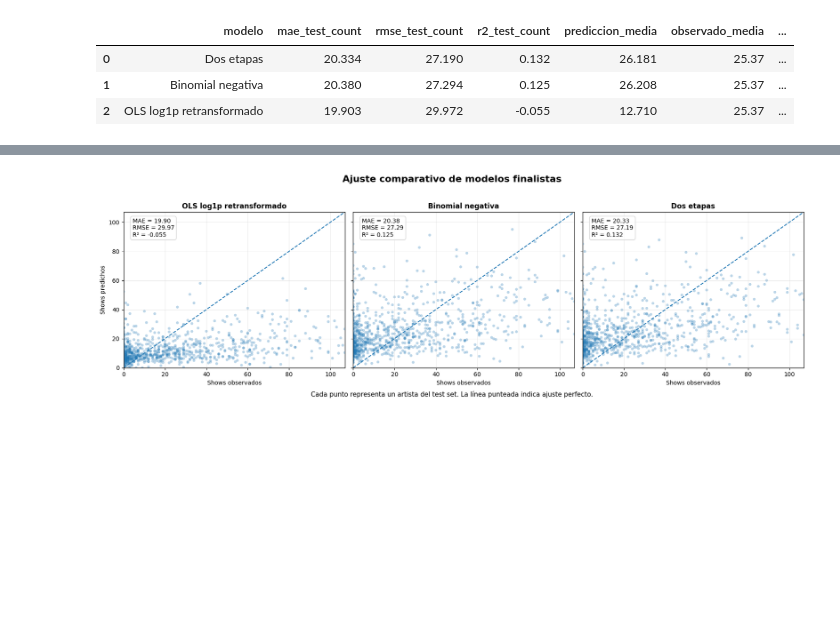
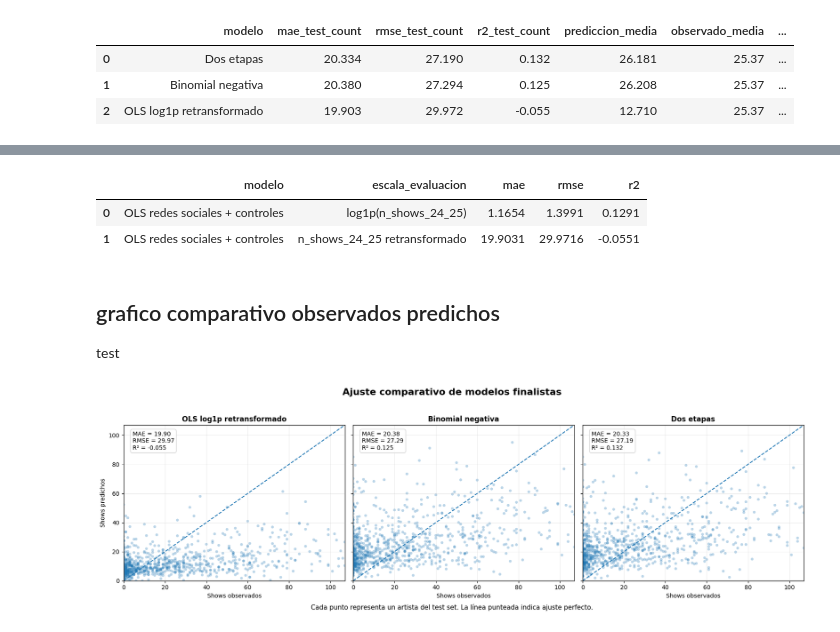
Before and after one commit to SilvanaBContreras/come_together_industria_de_la_musica, a Jupyter notebook: chartmetric_regresion_lineal_con_binomial_negativa.ipynb, the cells around one changed output, grey strips where cells are left out. Saved outputs shown, nothing was run; the diff lists cells and outputs as text; code cells hidden in the pictures; blank space fills up the shorter version.

```diff
--- a/chartmetric_regresion_lineal_con_binomial_negativa.ipynb
+++ b/chartmetric_regresion_lineal_con_binomial_negativa.ipynb
@@ -3883,3 +3993,47 @@ display(tabla_metricas_finalistas.round(3))
+# %%
+# ============================================================
+# Métricas del modelo lineal en escala log1p y escala original
+# Compatible con versiones antiguas de sklearn
+# ============================================================
+
+from sklearn.metrics import mean_absolute_error, mean_squared_error, r2_score
+import numpy as np
+import pandas as pd
+
+y_test_log_ols = y_test.copy()
+
+pred_ols_log = modelos_statsmodels["redes_sociales_con_controles"].predict(
+    X_test_ols_finalista
+)
+
+y_test_count_ols = y_test_count.copy()
+pred_ols_count = np.clip(np.expm1(pred_ols_log), 0, None)
+
+tabla_metricas_ols_escalas = pd.DataFrame([
+    {
+        "modelo": "OLS redes sociales + controles",
+        "escala_evaluacion": "log1p(n_shows_24_25)",
+        "mae": mean_absolute_error(y_test_log_ols, pred_ols_log),
+        "rmse": np.sqrt(mean_squared_error(y_test_log_ols, pred_ols_log)),
+        "r2": r2_score(y_test_log_ols, pred_ols_log)
+    },
+    {
+        "modelo": "OLS redes sociales + controles",
+        "escala_evaluacion": "n_shows_24_25 retransformado",
+        "mae": mean_absolute_error(y_test_count_ols, pred_ols_count),
+        "rmse": np.sqrt(mean_squared_error(y_test_count_ols, pred_ols_count)),
+        "r2": r2_score(y_test_count_ols, pred_ols_count)
+    }
+])
+
+display(tabla_metricas_ols_escalas.round(4))
+# %% [output]
+|  | modelo | escala_evaluacion | mae | rmse | r2 |
+| 0 | OLS redes sociales + controles | log1p(n_shows_24_25) | 1.1654 | 1.3991 | 0.1291 |
+| 1 | OLS redes sociales + controles | n_shows_24_25 retransformado | 19.9031 | 29.9716 | -0.0551 |
+# %% [markdown]
+## grafico comparativo observados predichos
+test
 # %%
 # ============================================================
 # Gráfico observado versus predicho para modelos finalistas
```
Also changed, not shown: parts of 11 cells of this notebook.
